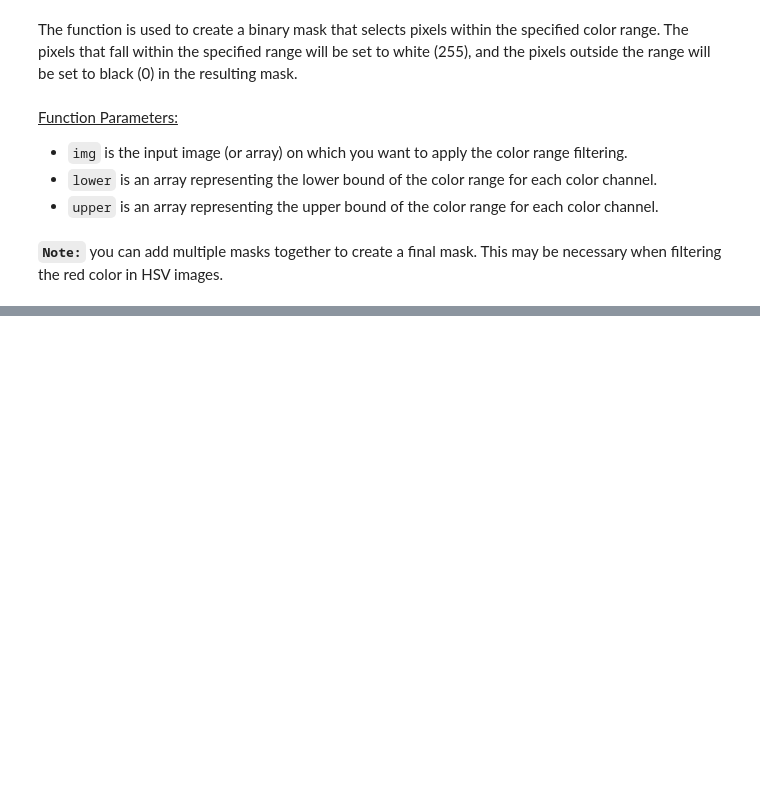
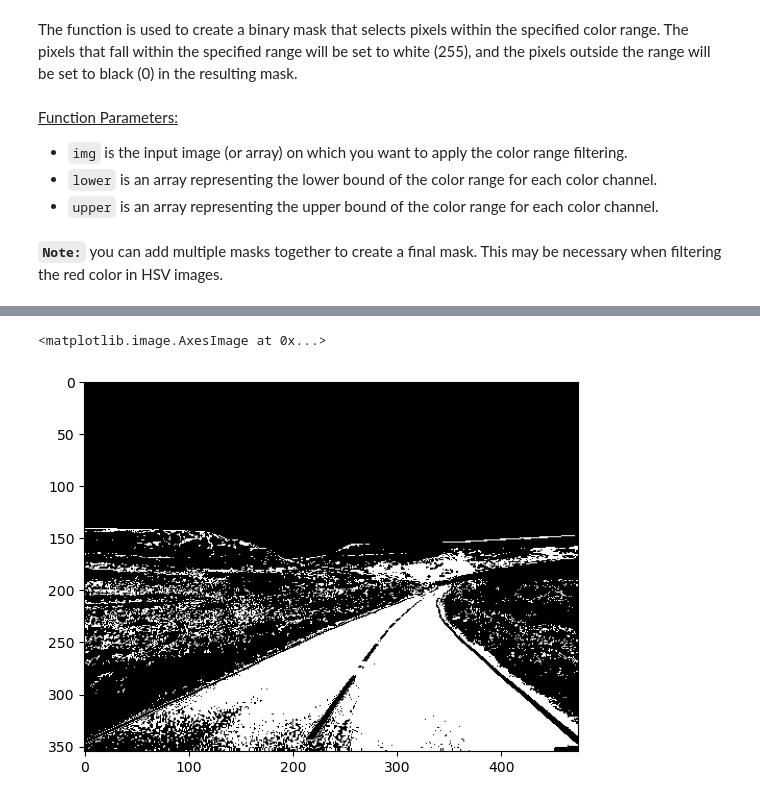
Before and after one commit to MaidulHasan/OpenCV_Basics, a Jupyter notebook: 21_image_masking.ipynb, the cells around one changed output, grey strips where cells are left out. Drawn from its saved outputs; the diff is of its cells as text; code cells hidden in the pictures; blank space fills up the shorter version.

```diff
--- a/21_image_masking.ipynb
+++ b/21_image_masking.ipynb
@@ -163,0 +172,11 @@ The function is used to create a binary mask that selects pixels within the spec
+# %%
+# we want to filter out the road from the image
+lower_range = np.array([60, 60, 60])
+upper_range = np.array([128, 128, 128])
+# %%
+mask = cv.inRange(road_img, lower_range, upper_range)
+# %%
+plt.imshow(mask, 'gray')
+# %% [output]
+<matplotlib.image.AxesImage at 0x...>
+[figure, added]
```
Also changed, not shown: parts of 7 cells of this notebook.
